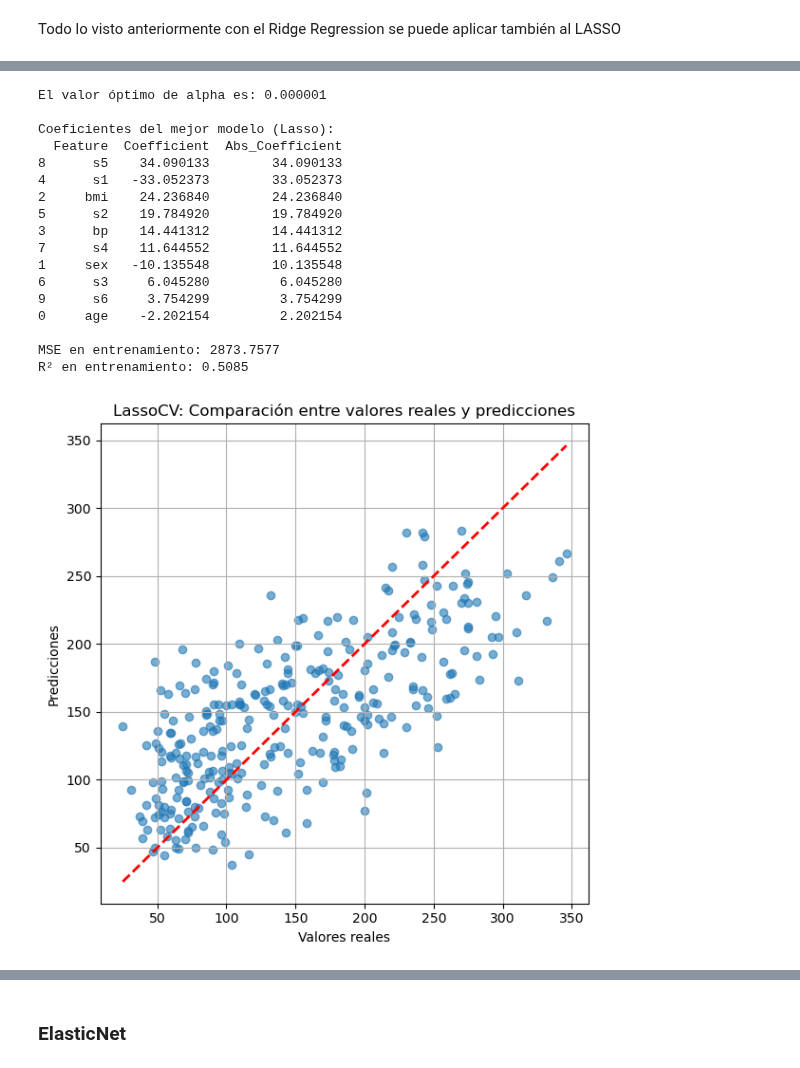
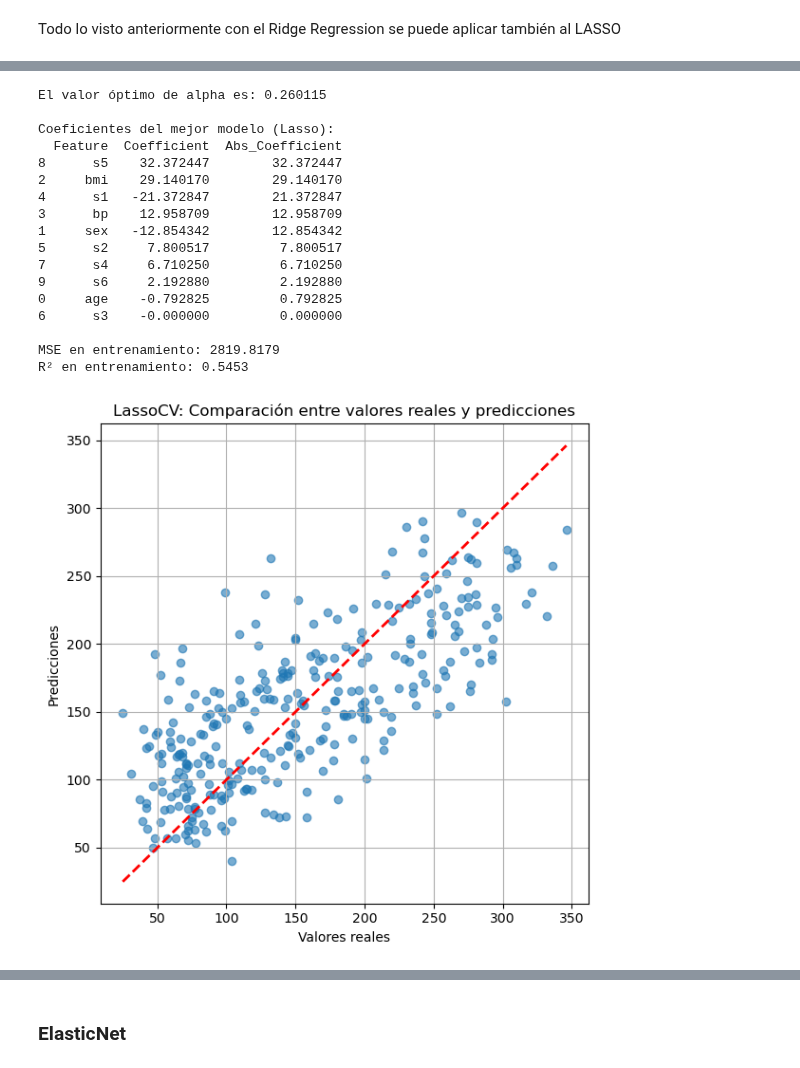
Before and after one commit to MalenaSancho/TFG, a Jupyter notebook: TFG/TFG_Python.ipynb, the cells around one changed output, grey strips where cells are left out. Cells and saved outputs as stored; diff of their text form; code cells hidden in the pictures.

```diff
--- a/TFG/TFG_Python.ipynb
+++ b/TFG/TFG_Python.ipynb
@@ -1132,6 +1163,7 @@ NOTA: El parámetro $\lambda$ se llama alpha en Sklearn.
 # %%
 # Escalar
 scaler = StandardScaler()
+X_scaled = scaler.fit_transform(X)
 X_train_scaled = scaler.fit_transform(X_train)
 X_val_scaled = scaler.fit_transform(X_val)
 X_combined_scaled = scaler.fit_transform(X_combined)
@@ -1144,15 +1174,23 @@ En cambio, si queremos encontrar para qué valor de $\lambda$ (alpha) se obtiene
 # %%
-ridge = Ridge(alpha=10)
+# Crear el modelo Ridge con un valor de alpha (λ) de 10
+ridge = Ridge(alpha=1)
+
+# Ajustar el modelo Ridge a los datos estandarizados de entrenamiento
 ridge.fit(X_train_scaled, y_train)
 
-# Crear DataFrame con coeficientes y ordenarlos
+# Crear un DataFrame con los coeficientes del modelo y los nombres de las características (predictores)
 coef_df = pd.DataFrame({
-    'Feature': X_train.columns,
-    'Coefficient': ridge.coef_
+    'Feature': X_train.columns,  # Columnas de las características del conjunto de datos de entrenamiento
+    'Coefficient': ridge.coef_   # Coeficientes obtenidos por el modelo Ridge
 })
+
+# Agregar una nueva columna con los valores absolutos de los coeficientes
 coef_df['Abs_Coefficient'] = coef_df['Coefficient'].abs()
+
+# Ordenar el DataFrame según el valor absoluto de los coeficientes en orden descendente
 coef_df = coef_df.sort_values(by='Abs_Coefficient', ascending=False)
 
-print("\nCoeficientes del Ridge Regresion")
+# Imprimir los coeficientes ordenados, mostrando los más influyentes primero
+print("\nCoeficientes de la regresión Ridge:")
 print(coef_df)
 # %% [output]
@@ -1352,23 +1408,23 @@ Hay alternativas al GridSearchCV cuando el espacio de parámetros es muy extenso
 # %% [markdown]
 Todo lo visto anteriormente con el Ridge Regression se puede aplicar también al LASSO
 # %%
-# Ajustar el modelo ElasticNet con valores específicos de alpha y l1_ratio
-elastic_net = ElasticNet(alpha=1, l1_ratio=0.5, max_iter=10000)
-elastic_net.fit(X_train_scaled, y_train)
+# Ajustar el modelo LASSO con un valor específico de alpha
+lasso = Lasso(alpha=1, max_iter=10000)
+lasso.fit(X_train_scaled, y_train)
 
 # Crear DataFrame con coeficientes y ordenarlos por valor absoluto
-coef_df = pd.DataFrame({
+coef_df_lasso = pd.DataFrame({
     'Feature': X_train.columns,
-    'Coefficient': elastic_net.coef_
+    'Coefficient': lasso.coef_
 })
 
-# Añadir columna para los coeficientes en valor absoluto
-coef_df['Abs_Coefficient'] = coef_df['Coefficient'].abs()
+# Añadir columna con los valores absolutos
+coef_df_lasso['Abs_Coefficient'] = coef_df_lasso['Coefficient'].abs()
 
 # Ordenar por valor absoluto de los coeficientes
-coef_df = coef_df.sort_values(by='Abs_Coefficient', ascending=False)
+coef_df_lasso = coef_df_lasso.sort_values(by='Abs_Coefficient', ascending=False)
 
 # Mostrar los coeficientes ordenados
-print("\nCoeficientes del ElasticNet")
-print(coef_df)
+print("\nCoeficientes del modelo LASSO")
+print(coef_df_lasso)
 # %% [output]
@@ -1387,9 +1445,6 @@ Coeficientes del ElasticNet
 # %%
-# Definir valores de alpha (desde 10^-6 a 10^6)
-alphas = np.logspace(-6, 6, 13)
-
 # Ajustar modelo LassoCV con validación cruzada
-lasso_cv = LassoCV(alphas=alphas, cv=5, max_iter=10000)
+lasso_cv = LassoCV(cv=5, max_iter=10000)
 lasso_cv.fit(X_train_scaled, y_train)
 
 # Mostrar el mejor alpha encontrado
@@ -1405,44 +1460,44 @@ coef_df = coef_df.sort_values(by='Abs_Coefficient', ascending=False)
 
 # Mostrar top 10 características más relevantes
 print("\nCoeficientes del mejor modelo (Lasso):")
 print(coef_df.head(10))
 
 # Hacer predicciones en los datos de entrenamiento
 y_pred = lasso_cv.predict(X_train_scaled)
 
 # Calcular métricas de rendimiento
 mse = mean_squared_error(y_train, y_pred)
 r2 = r2_score(y_train, y_pred)
 
 print(f"\nMSE en entrenamiento: {mse:.4f}")
 print(f"R² en entrenamiento: {r2:.4f}")
 
 # Visualización de predicciones vs. valores reales
 plt.figure(figsize=(6, 6))
 plt.scatter(y_train, y_pred, alpha=0.6)
 plt.plot([y_train.min(), y_train.max()], [y_train.min(), y_train.max()], 'r--', lw=2)
 plt.xlabel('Valores reales')
 plt.ylabel('Predicciones')
 plt.title('LassoCV: Comparación entre valores reales y predicciones')
 plt.grid(True)
 plt.tight_layout()
 plt.show()
 # %% [output]
-El valor óptimo de alpha es: 0.000001
+El valor óptimo de alpha es: 0.260115
 
 Coeficientes del mejor modelo (Lasso):
   Feature  Coefficient  Abs_Coefficient
-8      s5    34.090133        34.090133
-4      s1   -33.052373        33.052373
-2     bmi    24.236840        24.236840
-5      s2    19.784920        19.784920
-3      bp    14.441312        14.441312
-7      s4    11.644552        11.644552
-1     sex   -10.135548        10.135548
-6      s3     6.045280         6.045280
-9      s6     3.754299         3.754299
-0     age    -2.202154         2.202154
+8      s5    32.372447        32.372447
+2     bmi    29.140170        29.140170
+4      s1   -21.372847        21.372847
+3      bp    12.958709        12.958709
+1     sex   -12.854342        12.854342
+5      s2     7.800517         7.800517
+7      s4     6.710250         6.710250
+9      s6     2.192880         2.192880
+0     age    -0.792825         0.792825
+6      s3    -0.000000         0.000000
 
-MSE en entrenamiento: 2873.7577
-R² en entrenamiento: 0.5085
+MSE en entrenamiento: 2819.8179
+R² en entrenamiento: 0.5453
-[figure, old version]
+[figure, new version]
```
Also changed, not shown: parts of 77 cells of this notebook, 1 other file.
